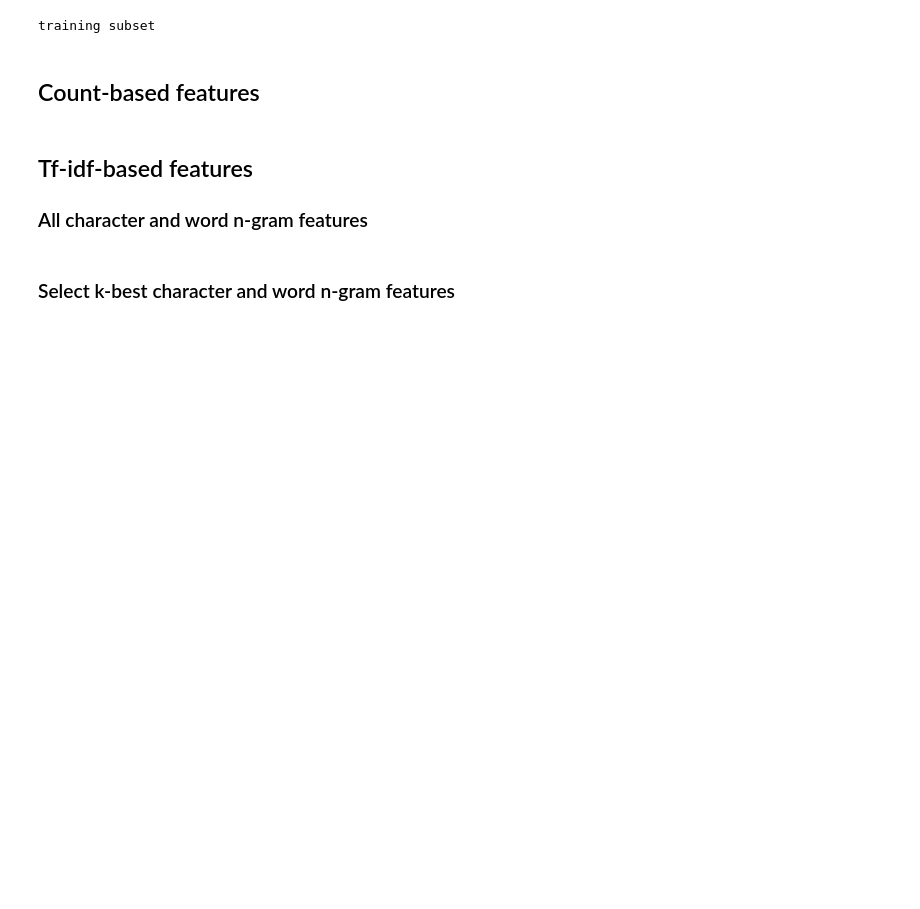
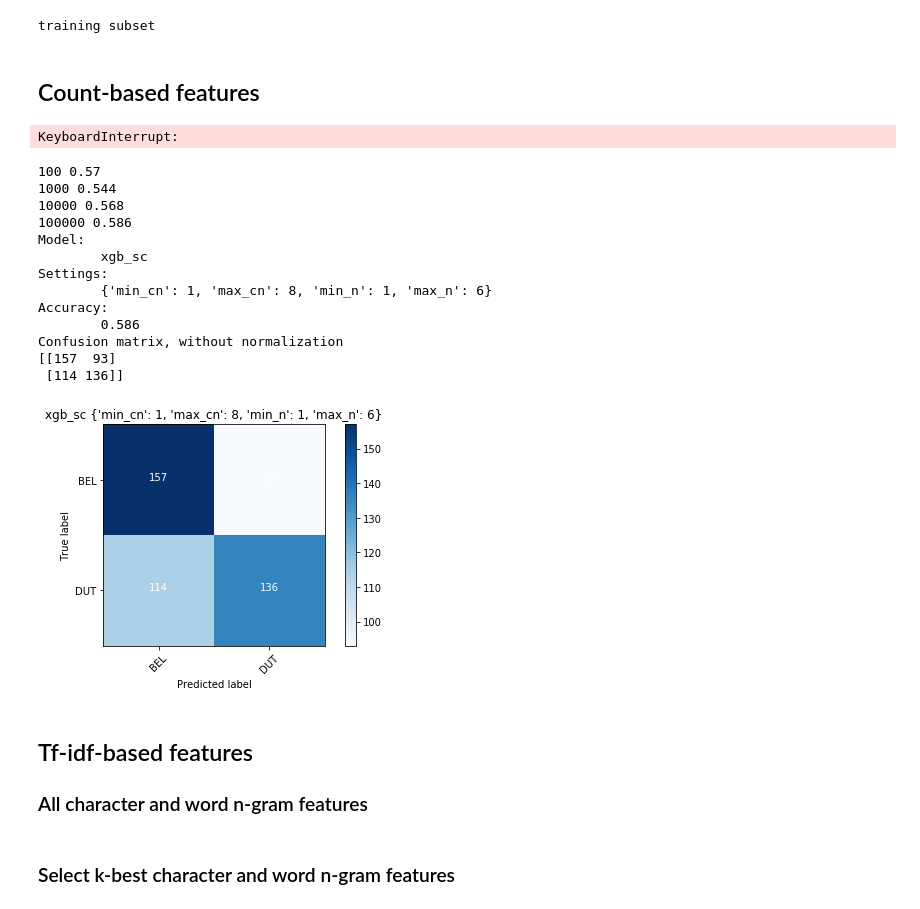
Before and after one commit to naiaden/lama-dsl, a Jupyter notebook: Untitled.ipynb, the cells around one changed output. Cells and saved outputs as stored; diff of their text form; code cells hidden in the pictures; blank space fills up the shorter version.

```diff
--- a/Untitled.ipynb
+++ b/Untitled.ipynb
@@ -363,6 +351,7 @@ from sklearn.ensemble import RandomForestClassifier
 from sklearn.naive_bayes import MultinomialNB
 from sklearn.neighbors import KNeighborsClassifier
 from sklearn.linear_model import SGDClassifier
+import xgboost as xgb
 
 if do_run("rfo_sc"):
     for k in [100, 1000, 10000, 100000]:
@@ -396,6 +385,76 @@ if do_run("sgd_sc"):
                                                SGDClassifier(),
                                                k=k).run())
 summarise_run("sgd_sc")
+
+if do_run("xgb_sc"):
+    for k in [100, 1000, 10000, 100000]:
+         print(k, SelectCountVectorFeatures("xgb_sc", X_training, y_training, X_dev, y_dev,
+                                               "c&w n-grams, counts, xgboost",
+                                               xgb.XGBClassifier(),
+                                               k=k).run())
+summarise_run("xgb_sc")
+# %% [output]
+KeyboardInterrupt:
+# %%
+import xgboost as xgb
+from sklearn.model_selection import GridSearchCV
+
+if do_run("xgb_sc"):
+    for k in [100, 1000, 10000, 100000]:
+         print(k, SelectCountVectorFeatures("xgb_sc", X_training, y_training, X_dev, y_dev,
+                                               "c&w n-grams, counts, xgboost",
+                                               xgb.XGBClassifier(),
+                                               k=k).run())
+summarise_run("xgb_sc")
+
+
+# if do_run("xgb_sc"):
+#     register_run("xgb1",
+#              "character and word n-grams, with tf-idf feature vectors, used in a extreme gradient boost setting",
+#              [])
+
+#     xgb_model = xgb.XGBClassifier()
+
+#     parameters = {'nthread':[1], #when use hyperthread, xgboost may become slower
+#                   'objective':['binary:logistic'],
+#                   'learning_rate': [0.05], #so called `eta` value
+#                   'max_depth': [6],
+#                   'min_child_weight': [11],
+#                   'silent': [1],
+#                   'subsample': [0.8],
+#                   'colsample_bytree': [0.7],
+#                   'n_estimators': [1000], #number of trees, change it to 1000 for better results
+#                   'missing':[-999],
+#                   'seed': [1337]}
+
+#     from sklearn.cross_validation import *
+#     clf = GridSearchCV(xgb_model, parameters, n_jobs=5,
+#                        cv=StratifiedKFold(y_training[use], n_folds=5, shuffle=True),
+#                        scoring='accuracy',
+#                        verbose=2, refit=True)
+
+#     #bst = clf.fit(X_training, y_training)
+#     #xgb_model = xgb.XGBClassifier(nthread=1, objective='binary:logistic', learning_rate=0.05, max_depth=6, min_child_weight=11, missing=-999, n_estimators=1000, subsample=0.8, colsample_bytree=0.7)
+
+#     #xgb.plot_importance(xgb_model)
+#     #plt.show()
+
+#     #update_stats("xgb1", y_dev, y_pred, {})
+# %% [output]
+100 0.57
+1000 0.544
+10000 0.568
+100000 0.586
+Model:
+        xgb_sc
+Settings:
+        {'min_cn': 1, 'max_cn': 8, 'min_n': 1, 'max_n': 6}
+Accuracy:
+        0.586
+Confusion matrix, without normalization
+[[157  93]
+ [114 136]]
+[figure, added]
 # %%
 from sklearn.feature_selection import SelectKBest, chi2
 
```
Also changed, not shown: parts of 3 cells of this notebook.
